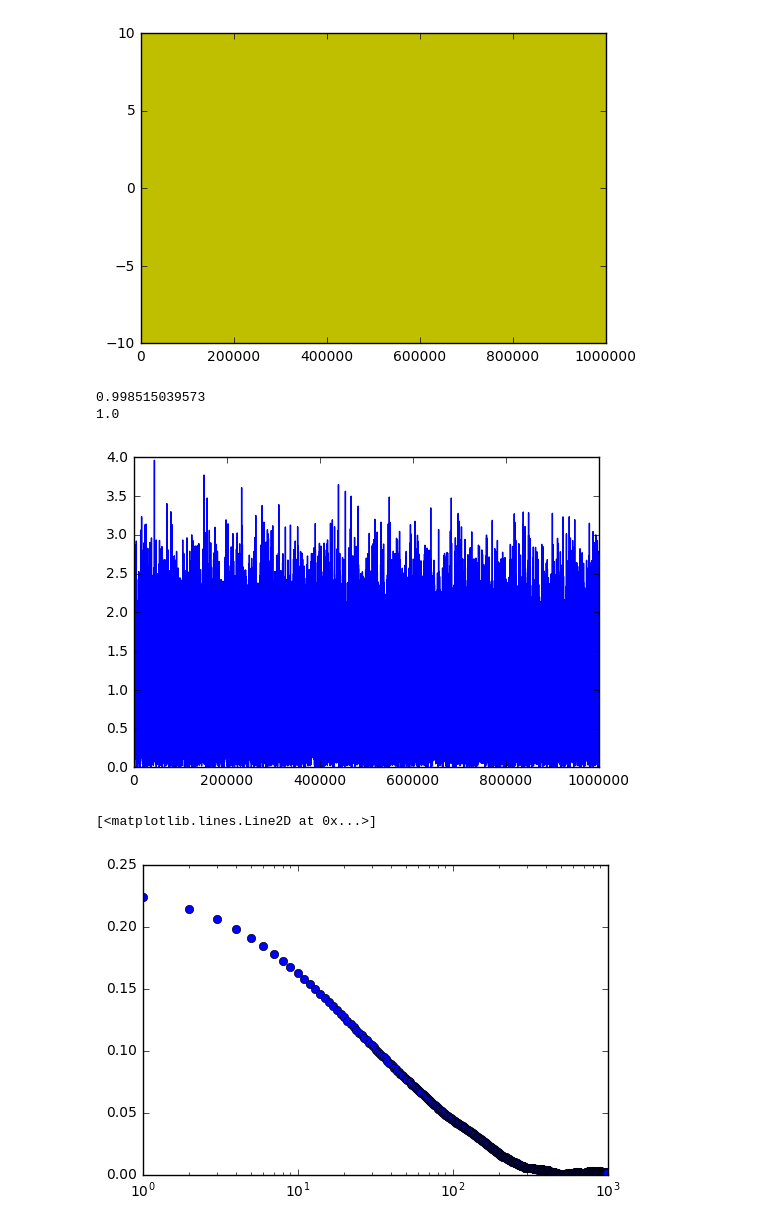
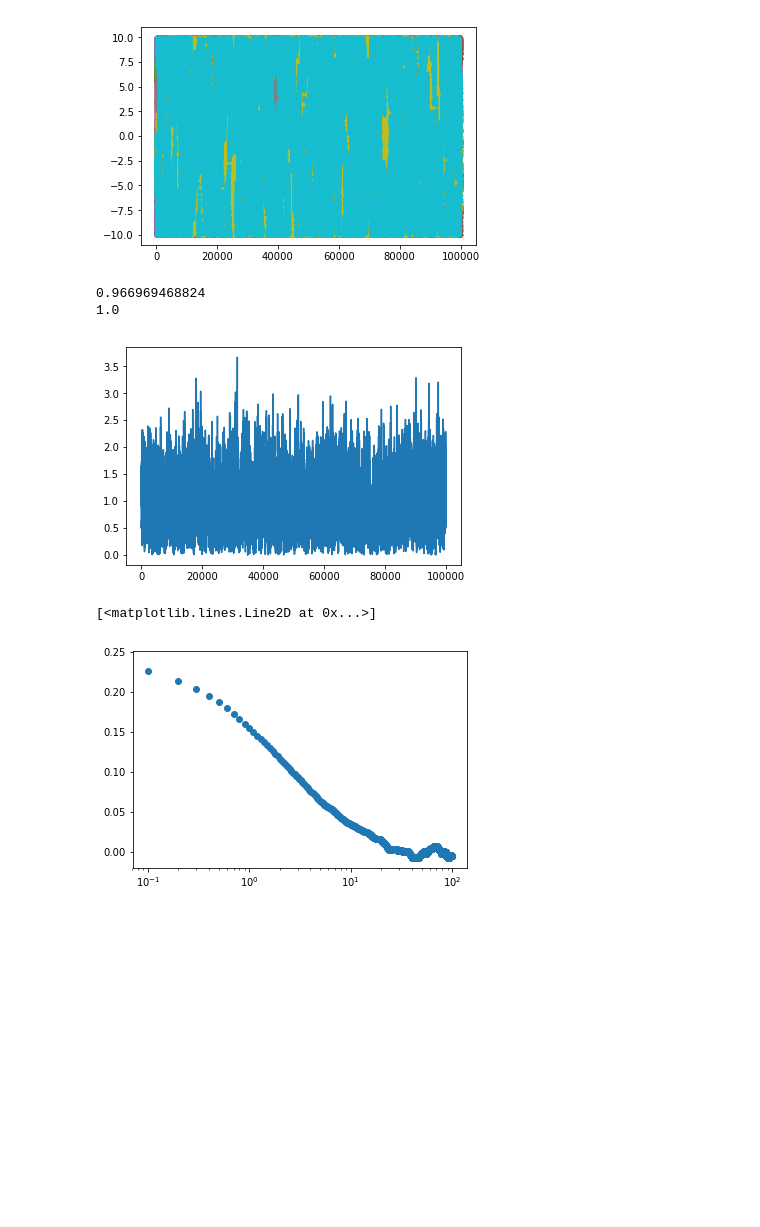
Before and after one commit to hstrey/FCS-simulations, a Jupyter notebook: Brownian simulation Gaussian beam.ipynb, the cells around one changed output. Drawn from its saved outputs; the diff is of its cells as text; code cells hidden in the pictures; blank space fills up the shorter version.

```diff
--- a/Brownian simulation Gaussian beam.ipynb
+++ b/Brownian simulation Gaussian beam.ipynb
@@ -17,14 +7,14 @@ print(np.sum(np.outer(a,b),axis=0))
 # %%
-dt = 0.2
+dt = 0.1
 D = 1.0
 L = 10
 #xl = 5.0
 #xr = 6.0
 N = 20
-length = 1000000
+length = 100000
 # %%
 # generate steps for all particles
-steps=np.random.normal(loc=0.0, scale=2*D*dt, size=(N,length))
+steps=np.random.normal(loc=0.0, scale=np.sqrt(2*D*dt), size=(N,length))
 # %%
 # initial positions
 x = 2*L*np.random.random(size=(N,))
@@ -38,7 +28,7 @@ paths = np.mod(np.cumsum(x, axis=1),2*L)-L
 for path in paths:
     plt.plot(path,".")
 # %% [output]
-[figure, old version]
+[figure, new version]
 # %%
 # place a Gaussian illumination at x=5.5 with unit variance
 from scipy.stats import norm
@@ -52,22 +42,22 @@ print(intensity.mean())
 # what should it be
 print(N/2/L)
 # %% [output]
-0.998515039573
+0.966969468824
 1.0
-[figure, old version]
+[figure, new version]
 # %%
 # calculate autocorrelation function
 f = np.fft.rfft(intensity)
 acf = np.fft.irfft(f * np.conjugate(f))
 acf = np.fft.fftshift(acf) / length
 autocorr = acf[int(length/2):]/intensity.mean()**2
 
 autocorr = autocorr[:1000]-1.0
-t = np.arange(0,autocorr.size)
+t = np.arange(0,autocorr.size)*dt
 plt.semilogx(t,autocorr,"o")
 # %% [output]
 [<matplotlib.lines.Line2D at 0x...>]
-[figure, old version]
+[figure, new version]
 # %%
 print(autocorr[0]/N*L)
 print(L/autocorr[0]/N)
```
Also changed, not shown: parts of 10 cells of this notebook.
